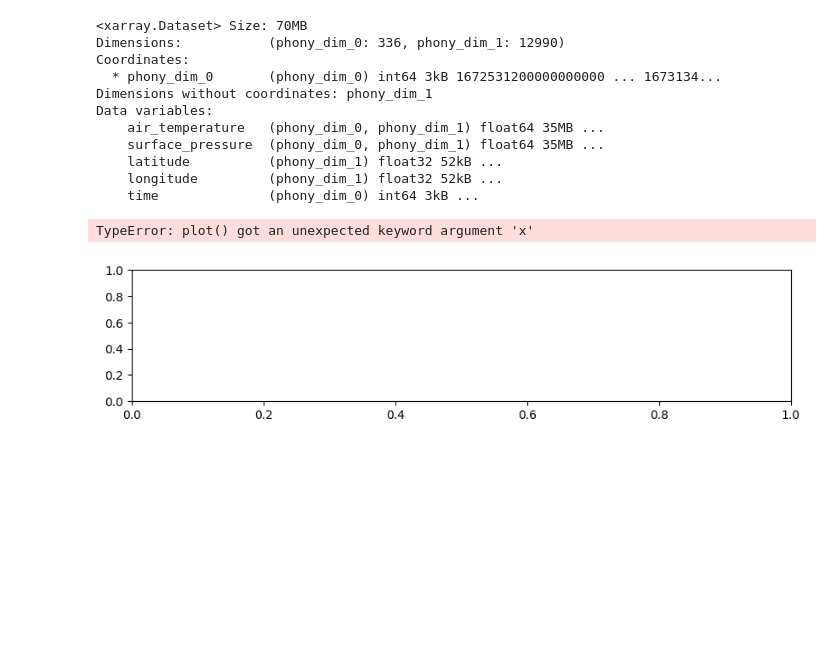
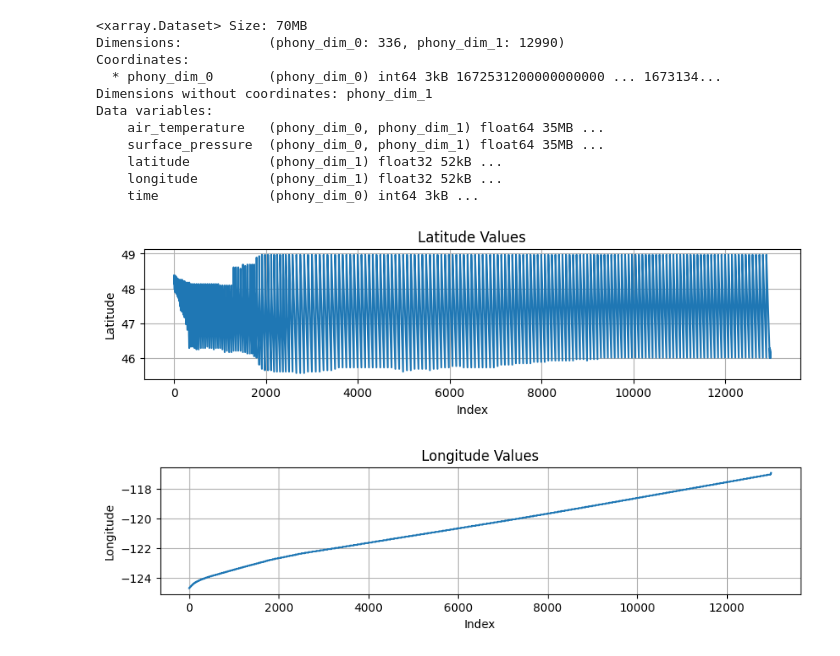
Before and after one commit to weather-data-labs/silurian.ai, a Jupyter notebook: nsrdb_goes_aggregated.ipynb, the cells around one changed output. Saved outputs shown, nothing was run; the diff lists cells and outputs as text; code cells hidden in the pictures; blank space fills up the shorter version.

```diff
--- a/nsrdb_goes_aggregated.ipynb
+++ b/nsrdb_goes_aggregated.ipynb
@@ -360,21 +359,21 @@ Data variables:
 # %%
 # Longitude vs Latitude
 
 plt.figure(figsize=(10, 2))
-plt.plot(ds_ws.latitude.values, x="Latitude Values")
+plt.plot(ds_ws.latitude.values)
 plt.title('Latitude Values')
 plt.xlabel('Index')
 plt.ylabel('Latitude')
 plt.grid(True)
 plt.show()
 
 plt.figure(figsize=(10, 2))
 plt.plot(ds_ws.longitude.values)
 plt.title('Longitude Values')
 plt.xlabel('Index')
 plt.ylabel('Longitude')
 plt.grid(True)
 plt.show()
 # %% [output]
-TypeError: plot() got an unexpected keyword argument 'x'
-[figure, old version]
+[figure, new version]
+[figure, added]
```
Also changed, not shown: parts of 1 cell of this notebook.
